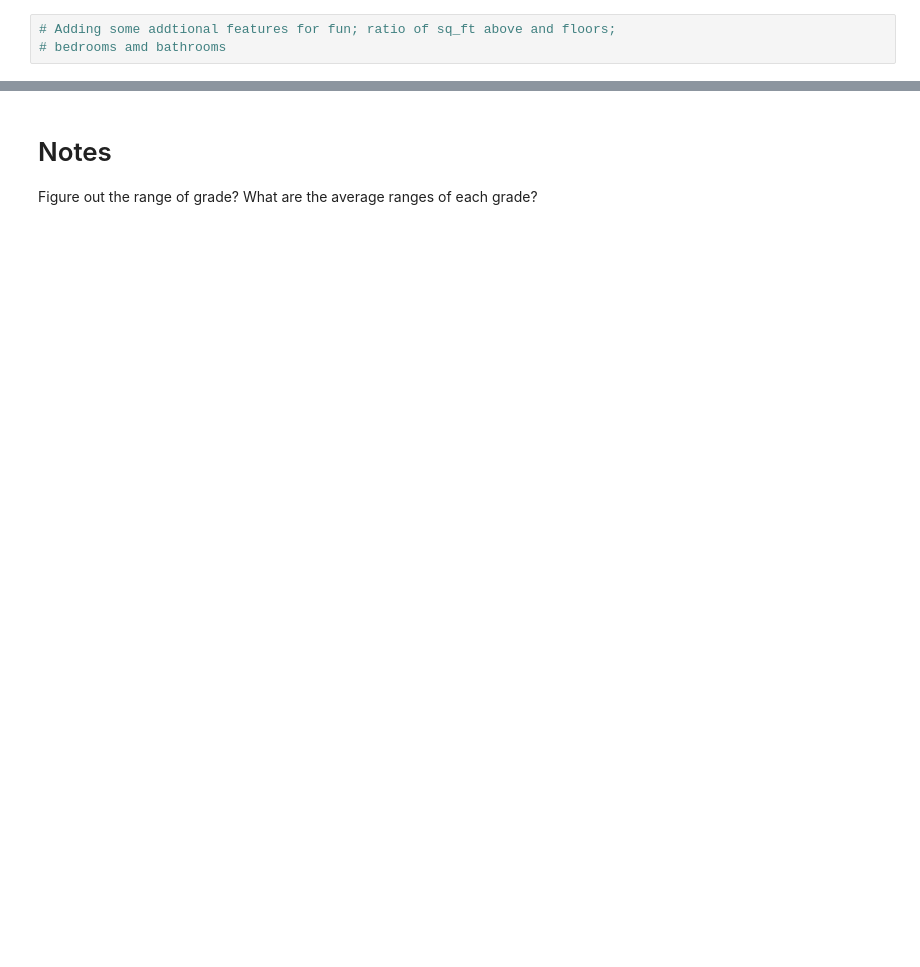
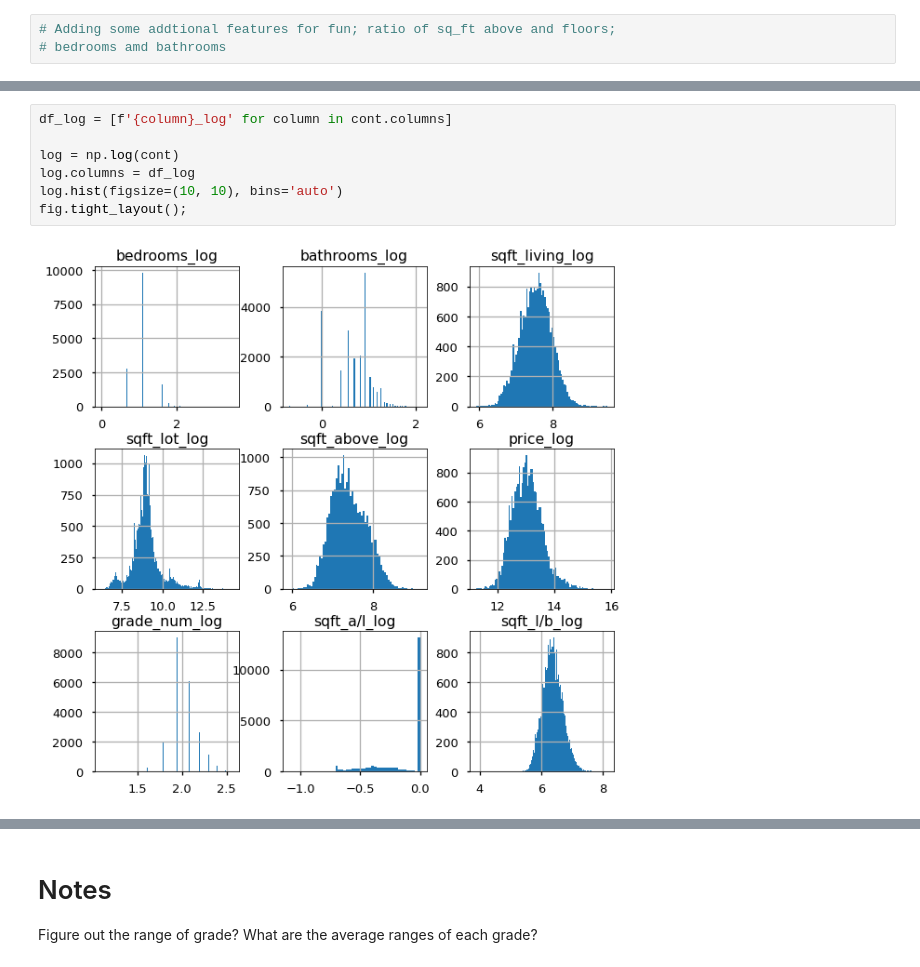
Before and after one commit to heathlikethecandybar/dsc-phase-2-project-v2-3, a Jupyter notebook: student.ipynb, the cells around one changed output, grey strips where cells are left out. Saved outputs shown, nothing was run; the diff lists cells and outputs as text; blank space fills up the shorter version.

```diff
--- a/student.ipynb
+++ b/student.ipynb
@@ -280,0 +444,9 @@ dtype: bool
+# %%
+df_log = [f'{column}_log' for column in cont.columns]
+
+log = np.log(cont)
+log.columns = df_log
+log.hist(figsize=(10, 10), bins='auto')
+fig.tight_layout();
+# %% [output]
+[figure, added]
```
Also changed, not shown: parts of 44 cells of this notebook.
